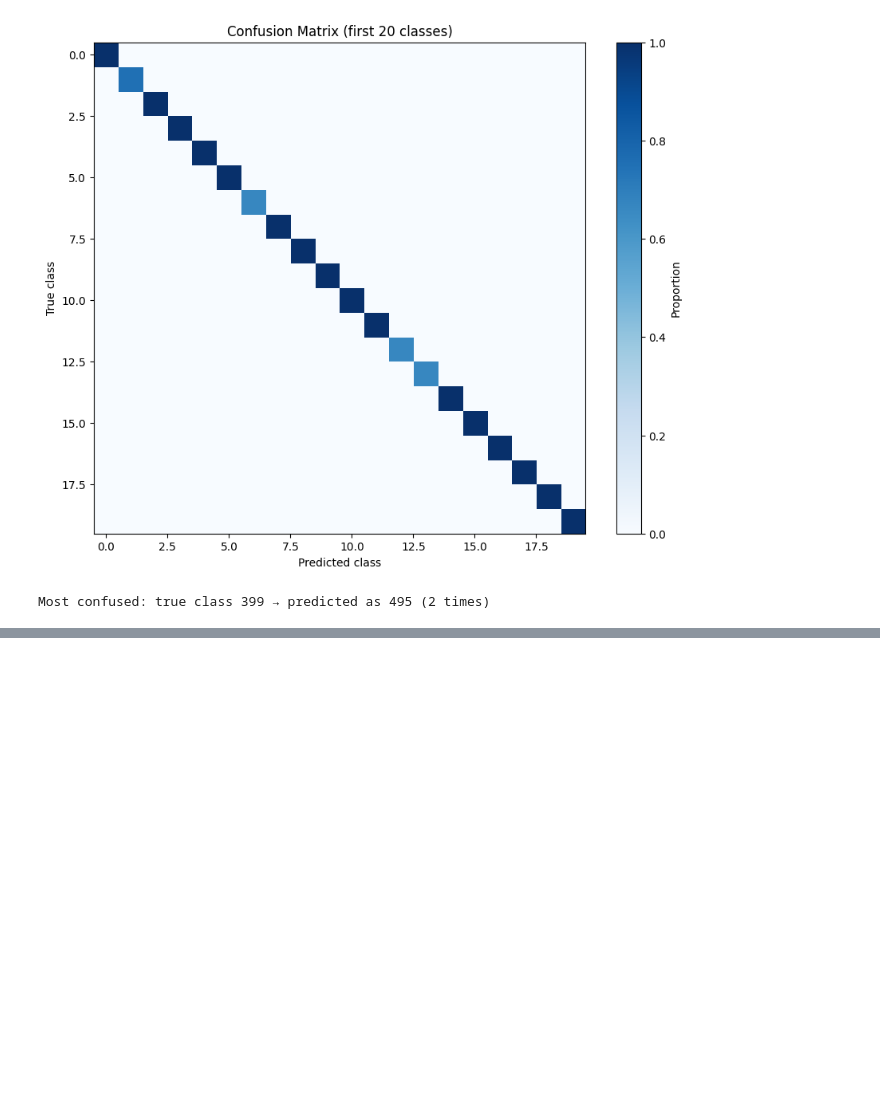
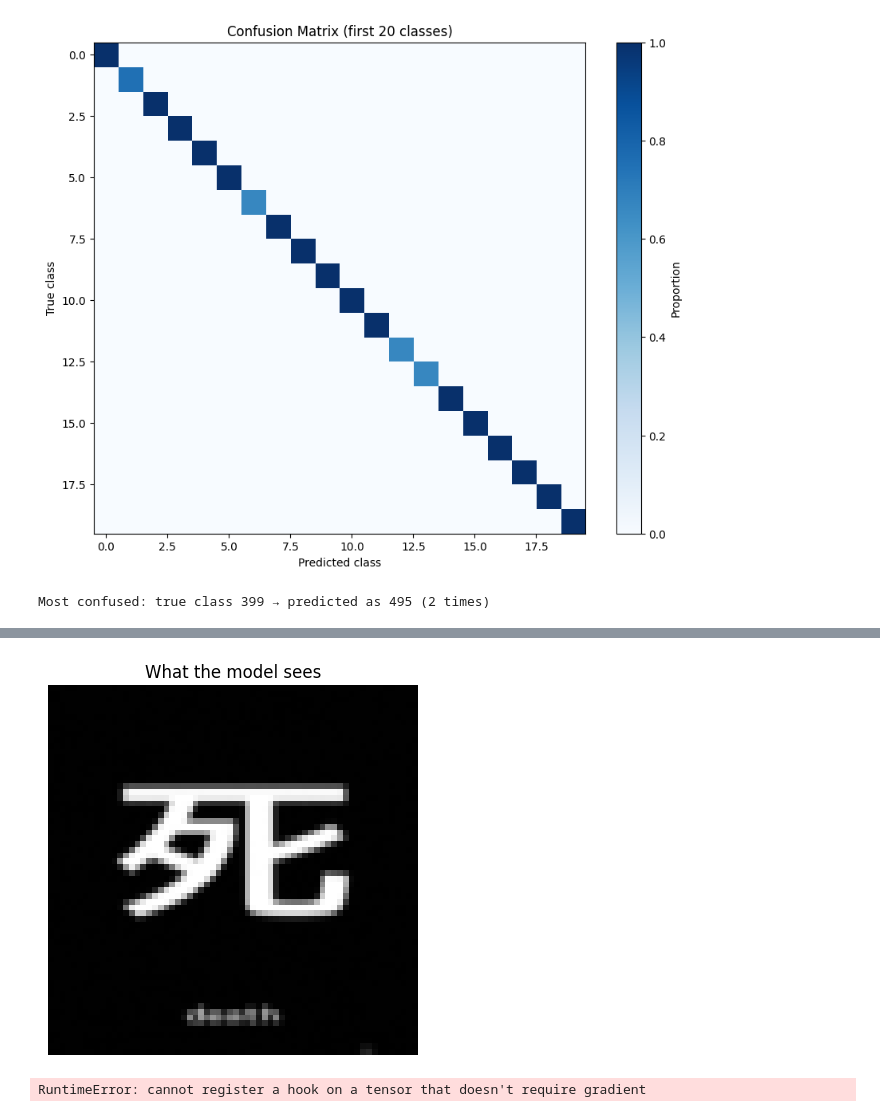
Before and after one commit to Solka99/praca_inzynierska, a Jupyter notebook: model2.ipynb, the cells around one changed output, grey strips where cells are left out. Drawn from its saved outputs; the diff is of its cells as text; code cells hidden in the pictures; blank space fills up the shorter version.

```diff
--- a/model2.ipynb
+++ b/model2.ipynb
@@ -165,7 +144,7 @@ plt.show()
 from sklearn.model_selection import train_test_split
 
 # first split train vs temp (val+test)
-train_data, temp_data = train_test_split(path_label_list[:20000], test_size=0.3, random_state=42, stratify=[d[1] for d in path_label_list[:20000]]) # used stratify to preserve the same class proportions
+train_data, temp_data = train_test_split(path_label_list[:70000], test_size=0.3, random_state=42, stratify=[d[1] for d in path_label_list[:70000]]) # used stratify to preserve the same class proportions
 
 # then split temp into val and test
 val_data, test_data = train_test_split(temp_data, test_size=0.5, random_state=42, stratify=[d[1] for d in temp_data])
@@ -544,0 +761,60 @@ Most confused: true class 399 → predicted as 495 (2 times)
+# %%
+import torch
+import matplotlib.pyplot as plt
+
+def unnormalize_gray(x, mean=0.5, std=0.5):
+    return torch.clamp(x * std + mean, 0, 1)
+
+# input_tensor: [1,1,64,64]
+view_img = unnormalize_gray(input_tensor[0,0]).cpu()
+plt.imshow(view_img, cmap='gray'); plt.title("What the model sees"); plt.axis('off'); plt.show()
+# %% [output]
+[figure, added]
+# %%
+import torch
+import torch.nn.functional as F
+import numpy as np
+import matplotlib.pyplot as plt
+
+def occlusion_map(model, x, target=None, patch=8, stride=4, fill=0.0):
+    """
+    x: [1,1,H,W] normalized input
+    target: int class index. If None, use model's top1 on x.
+    patch: occlusion square size
+    stride: sliding stride
+    fill: value to fill (use 0.0 for normalized 'mid-gray'; or use x.mean().item())
+    """
+    model.eval()
+    with torch.no_grad():
+        logits = model(x)
+        probs = F.softmax(logits, dim=1)
+        if target is None:
+            target = probs.argmax(1).item()
+        base = probs[0, target].item()
+
+    _, _, H, W = x.shape
+    heat = torch.zeros((H, W), dtype=torch.float32)
+
+    for i in range(0, H - patch + 1, stride):
+        for j in range(0, W - patch + 1, stride):
+            x_occ = x.clone()
+            x_occ[:, :, i:i+patch, j:j+patch] = fill
+            with torch.no_grad():
+                p = F.softmax(model(x_occ), dim=1)[0, target].item()
+            drop = base - p
+            heat[i:i+patch, j:j+patch] += drop
+
+    # normalize heat to [0,1]
+    heat -= heat.min()
+    if heat.max() > 0: heat /= heat.max()
+    return heat, target, base
+
+heat, target, base = occlusion_map(model, input_tensor, target=None, patch=8, stride=4, fill=0.0)
+
+img_vis = unnormalize_gray(input_tensor[0,0]).cpu()
+plt.figure(figsize=(8,4))
+plt.subplot(1,2,1); plt.imshow(img_vis, cmap='gray'); plt.title("Input"); plt.axis('off')
+plt.subplot(1,2,2); plt.imshow(img_vis, cmap='gray'); plt.imshow(heat, alpha=0.5); plt.title(f"Occlusion (class {target}, p0={base:.2f})"); plt.axis('off')
+plt.show()
+# %% [output]
+RuntimeError: cannot register a hook on a tensor that doesn't require gradient
```
Also changed, not shown: parts of 34 cells of this notebook.
